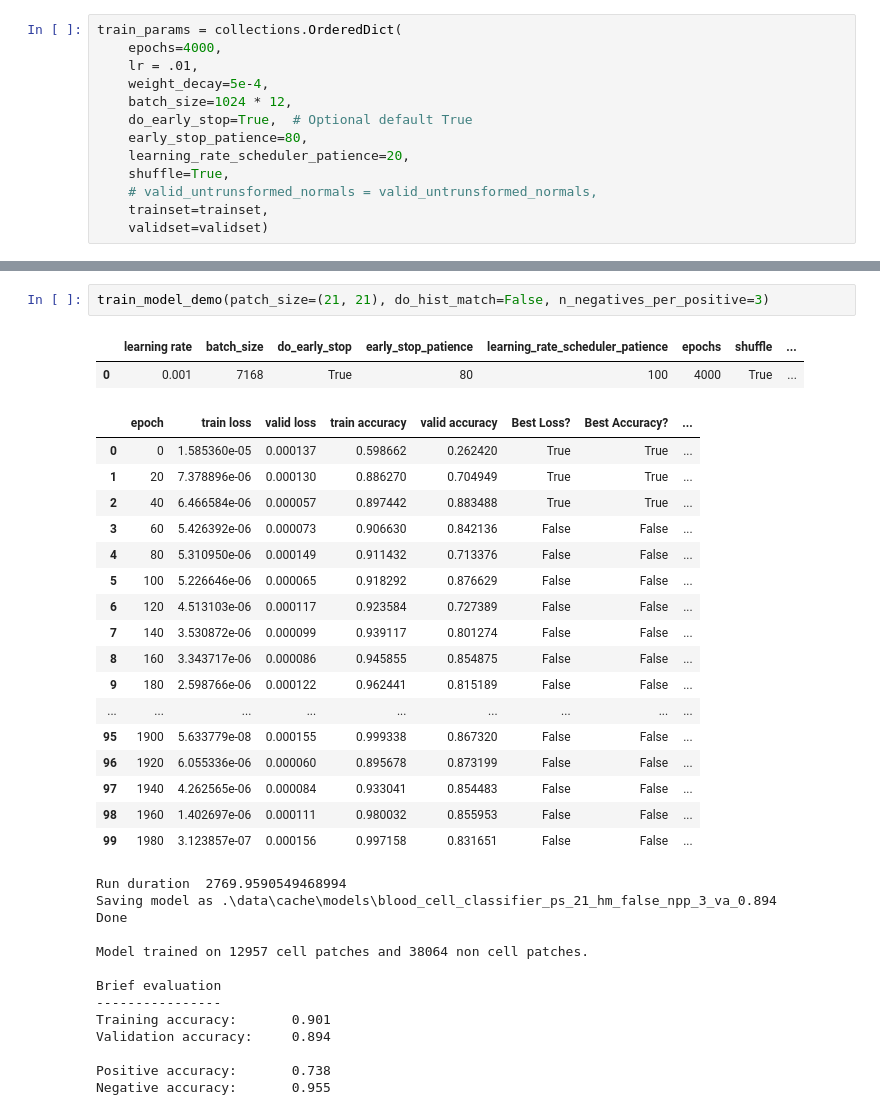
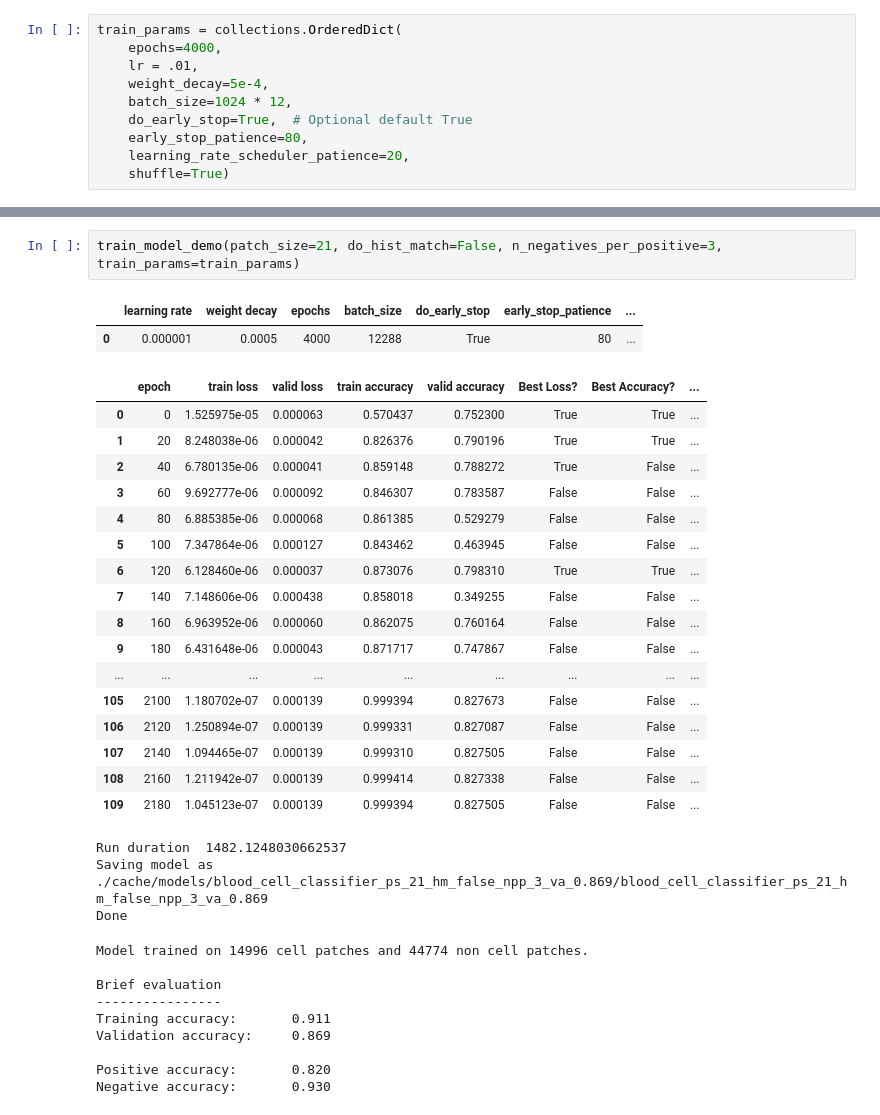
Before and after one commit to cchadj/cell-tracking-ucl-thesis, a Jupyter notebook: train-model-minimal.ipynb, the cells around one changed output, grey strips where cells are left out. Drawn from its saved outputs; the diff is of its cells as text.

```diff
--- a/train-model-minimal.ipynb
+++ b/train-model-minimal.ipynb
@@ -34,7 +51,4 @@ train_params = collections.OrderedDict(
     do_early_stop=True,  # Optional default True
     early_stop_patience=80,
     learning_rate_scheduler_patience=20,
-    shuffle=True,
-    # valid_untrunsformed_normals = valid_untrunsformed_normals,
-    trainset=trainset,
-    validset=validset)
+    shuffle=True)
@@ -43,35 +264,34 @@ NameError: name 'model' is not defined
 # %%
-train_model_demo(patch_size=(21, 21), do_hist_match=False, n_negatives_per_positive=3)
+train_model_demo(patch_size=21, do_hist_match=False, n_negatives_per_positive=3, train_params=train_params)
 # %% [output]
-|  | learning rate | batch_size | do_early_stop | early_stop_patience | learning_rate_scheduler_patience | epochs | shuffle | ... |
-| 0 | 0.001 | 7168 | True | 80 | 100 | 4000 | True | ... |
+|  | learning rate | weight decay | epochs | batch_size | do_early_stop | early_stop_patience | ... |
+| 0 | 0.000001 | 0.0005 | 4000 | 12288 | True | 80 | ... |
 |  | epoch | train loss | valid loss | train accuracy | valid accuracy | Best Loss? | Best Accuracy? | ... |
-| 0 | 0 | 1.585360e-05 | 0.000137 | 0.598662 | 0.262420 | True | True | ... |
-| 1 | 20 | 7.378896e-06 | 0.000130 | 0.886270 | 0.704949 | True | True | ... |
-| 2 | 40 | 6.466584e-06 | 0.000057 | 0.897442 | 0.883488 | True | True | ... |
-| 3 | 60 | 5.426392e-06 | 0.000073 | 0.906630 | 0.842136 | False | False | ... |
-| 4 | 80 | 5.310950e-06 | 0.000149 | 0.911432 | 0.713376 | False | False | ... |
-| 5 | 100 | 5.226646e-06 | 0.000065 | 0.918292 | 0.876629 | False | False | ... |
-| 6 | 120 | 4.513103e-06 | 0.000117 | 0.923584 | 0.727389 | False | False | ... |
-| 7 | 140 | 3.530872e-06 | 0.000099 | 0.939117 | 0.801274 | False | False | ... |
-| 8 | 160 | 3.343717e-06 | 0.000086 | 0.945855 | 0.854875 | False | False | ... |
-| 9 | 180 | 2.598766e-06 | 0.000122 | 0.962441 | 0.815189 | False | False | ... |
+| 0 | 0 | 1.525975e-05 | 0.000063 | 0.570437 | 0.752300 | True | True | ... |
+| 1 | 20 | 8.248038e-06 | 0.000042 | 0.826376 | 0.790196 | True | True | ... |
+| 2 | 40 | 6.780135e-06 | 0.000041 | 0.859148 | 0.788272 | True | False | ... |
+| 3 | 60 | 9.692777e-06 | 0.000092 | 0.846307 | 0.783587 | False | False | ... |
+| 4 | 80 | 6.885385e-06 | 0.000068 | 0.861385 | 0.529279 | False | False | ... |
+| 5 | 100 | 7.347864e-06 | 0.000127 | 0.843462 | 0.463945 | False | False | ... |
+| 6 | 120 | 6.128460e-06 | 0.000037 | 0.873076 | 0.798310 | True | True | ... |
+| 7 | 140 | 7.148606e-06 | 0.000438 | 0.858018 | 0.349255 | False | False | ... |
+| 8 | 160 | 6.963952e-06 | 0.000060 | 0.862075 | 0.760164 | False | False | ... |
+| 9 | 180 | 6.431648e-06 | 0.000043 | 0.871717 | 0.747867 | False | False | ... |
 | ... | ... | ... | ... | ... | ... | ... | ... | ... |
-| 95 | 1900 | 5.633779e-08 | 0.000155 | 0.999338 | 0.867320 | False | False | ... |
-| 96 | 1920 | 6.055336e-06 | 0.000060 | 0.895678 | 0.873199 | False | False | ... |
-| 97 | 1940 | 4.262565e-06 | 0.000084 | 0.933041 | 0.854483 | False | False | ... |
-| 98 | 1960 | 1.402697e-06 | 0.000111 | 0.980032 | 0.855953 | False | False | ... |
-| 99 | 1980 | 3.123857e-07 | 0.000156 | 0.997158 | 0.831651 | False | False | ... |
+| 105 | 2100 | 1.180702e-07 | 0.000139 | 0.999394 | 0.827673 | False | False | ... |
+| 106 | 2120 | 1.250894e-07 | 0.000139 | 0.999331 | 0.827087 | False | False | ... |
+| 107 | 2140 | 1.094465e-07 | 0.000139 | 0.999310 | 0.827505 | False | False | ... |
+| 108 | 2160 | 1.211942e-07 | 0.000139 | 0.999414 | 0.827338 | False | False | ... |
+| 109 | 2180 | 1.045123e-07 | 0.000139 | 0.999394 | 0.827505 | False | False | ... |
-Run duration  2769.9590549468994
-Saving model as .\data\cache\models\blood_cell_classifier_ps_21_hm_false_npp_3_va_0.894
+Run duration  1482.1248030662537
+Saving model as ./cache/models/blood_cell_classifier_ps_21_hm_false_npp_3_va_0.869/blood_cell_classifier_ps_21_hm_false_npp_3_va_0.869
 Done
-
-Model trained on 12957 cell patches and 38064 non cell patches.
-
-Brief evaluation
-----------------
-Training accuracy:       0.901
-Validation accuracy:     0.894
-
-Positive accuracy:       0.738
-Negative accuracy:       0.955
+Model trained on 14996 cell patches and 44774 non cell patches.
+
+Brief evaluation
+----------------
+Training accuracy:       0.911
+Validation accuracy:     0.869
+
+Positive accuracy:       0.820
+Negative accuracy:       0.930
```
Also changed, not shown: parts of 14 cells of this notebook.
